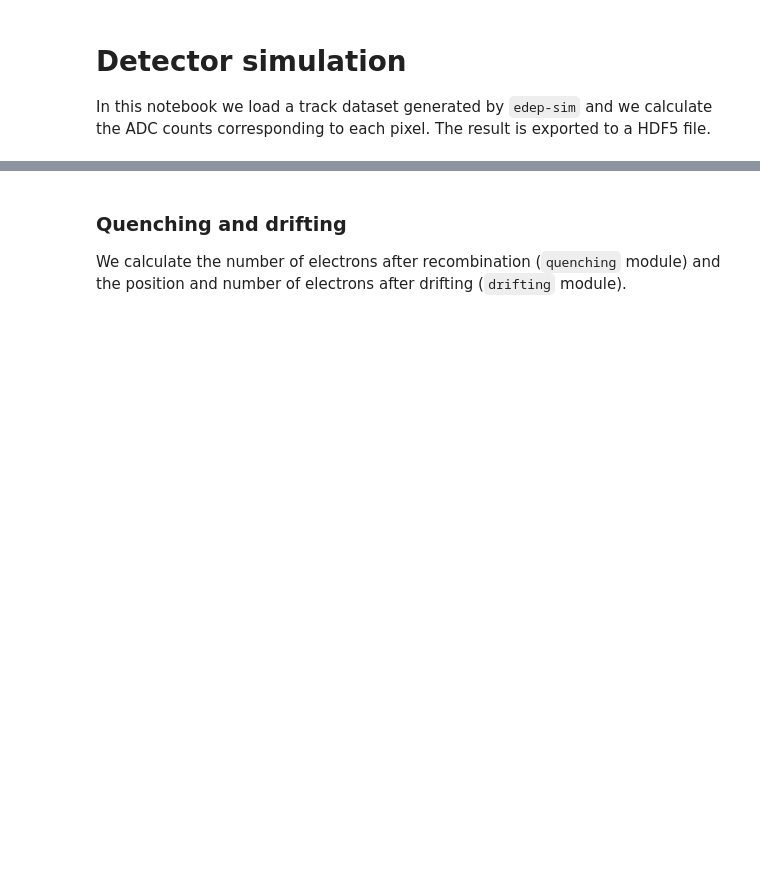
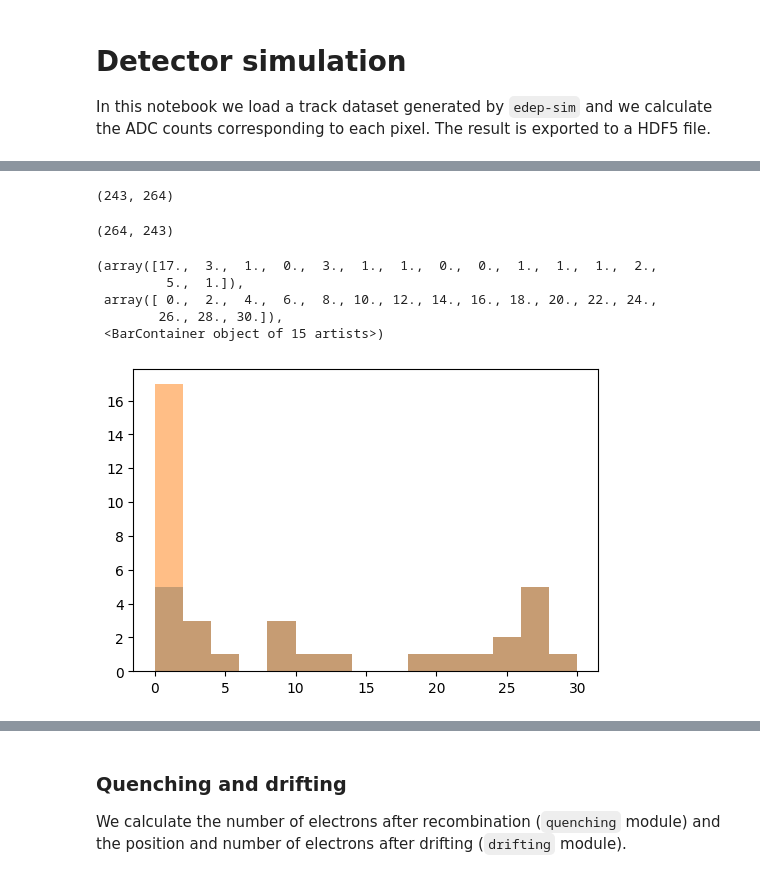
Before and after one commit to DUNE/larnd-sim, a Jupyter notebook: examples/Pixel induced current.ipynb, the cells around one changed output, grey strips where cells are left out. Saved outputs shown, nothing was run; the diff lists cells and outputs as text; code cells hidden in the pictures; blank space fills up the shorter version.

```diff
--- a/examples/Pixel induced current.ipynb
+++ b/examples/Pixel induced current.ipynb
@@ -32,0 +46,2 @@ from larndsim import quenching, drifting, detsim, pixels_from_track, fee
+# %%
+segments = a['segments'][:500000]
@@ -32,0 +52,4 @@ from larndsim import quenching, drifting, detsim, pixels_from_track, fee
+# %%
+reco_pairs = [[evid,trkid] for evid,trkid in zip(b['mc_packets_assn']['event_ids'][b['mc_packets_assn']['event_ids']>=0],
+                                                 b['mc_packets_assn']['track_ids'][b['mc_packets_assn']['track_ids']>=0])]
+unique_reco_pairs = np.unique(np.array(reco_pairs),axis=0)
@@ -32,0 +58,44 @@ from larndsim import quenching, drifting, detsim, pixels_from_track, fee
+# %%
+tot_evids = np.unique(segments['eventID'])
+# We divide the sample in portions that can be processed by the GPU
+tracks_batch_runtimes = []
+true_dE = defaultdict(lambda: 0)
+
+
+for ievd in tqdm(range(0, tot_evids.shape[0], 1), desc='Simulating pixels...'):
+    start_tracks_batch = time()
+    first_event = tot_evids[ievd]
+    last_event = tot_evids[min(ievd+1, tot_evids.shape[0]-1)]
+
+    if first_event == last_event:
+        last_event += 1
+
+    evt_tracks = segments[(segments['eventID']>=first_event) & (segments['eventID']<last_event)]
+    selected_tracks = evt_tracks[:500]
+    for segment in selected_tracks:
+        if abs(segment['pdgId']) == 11:
+            true_dE[(segment['eventID'],segment['trackID'])] += segment['dE']
+# %%
+reco_dE = defaultdict(lambda: 0)
+for pair in tqdm(unique_reco_pairs):
+    if tuple(pair) in true_dE:
+        reco_dE[tuple(pair)] = true_dE[tuple(pair)]
+# %%
+len(reco_dE.keys()), len(true_dE.keys())
+# %% [output]
+(243, 264)
+# %%
+len(true_dE),len(reco_dE)
+# %% [output]
+(264, 243)
+# %%
+fig,ax=plt.subplots(1,1)
+ax.hist(reco_dE.values(),range=(0,30),bins=15,alpha=0.5)
+ax.hist(true_dE.values(),range=(0,30),bins=15,alpha=0.5)
+# %% [output]
+(array([17.,  3.,  1.,  0.,  3.,  1.,  1.,  0.,  0.,  1.,  1.,  1.,  2.,
+         5.,  1.]),
+ array([ 0.,  2.,  4.,  6.,  8., 10., 12., 14., 16., 18., 20., 22., 24.,
+        26., 28., 30.]),
+ <BarContainer object of 15 artists>)
+[figure, added]
```
Also changed, not shown: parts of 29 cells of this notebook, 5 other files.
